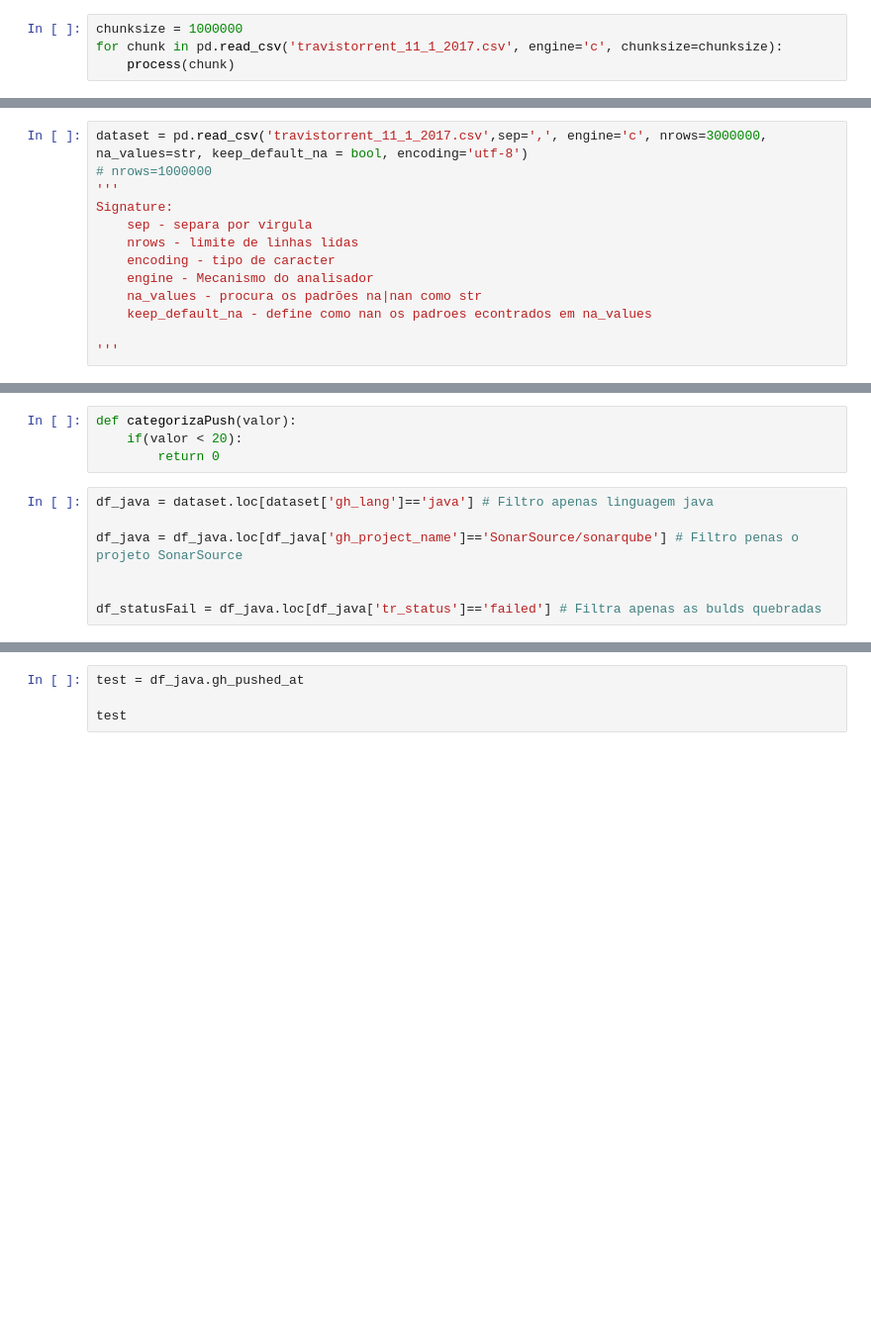
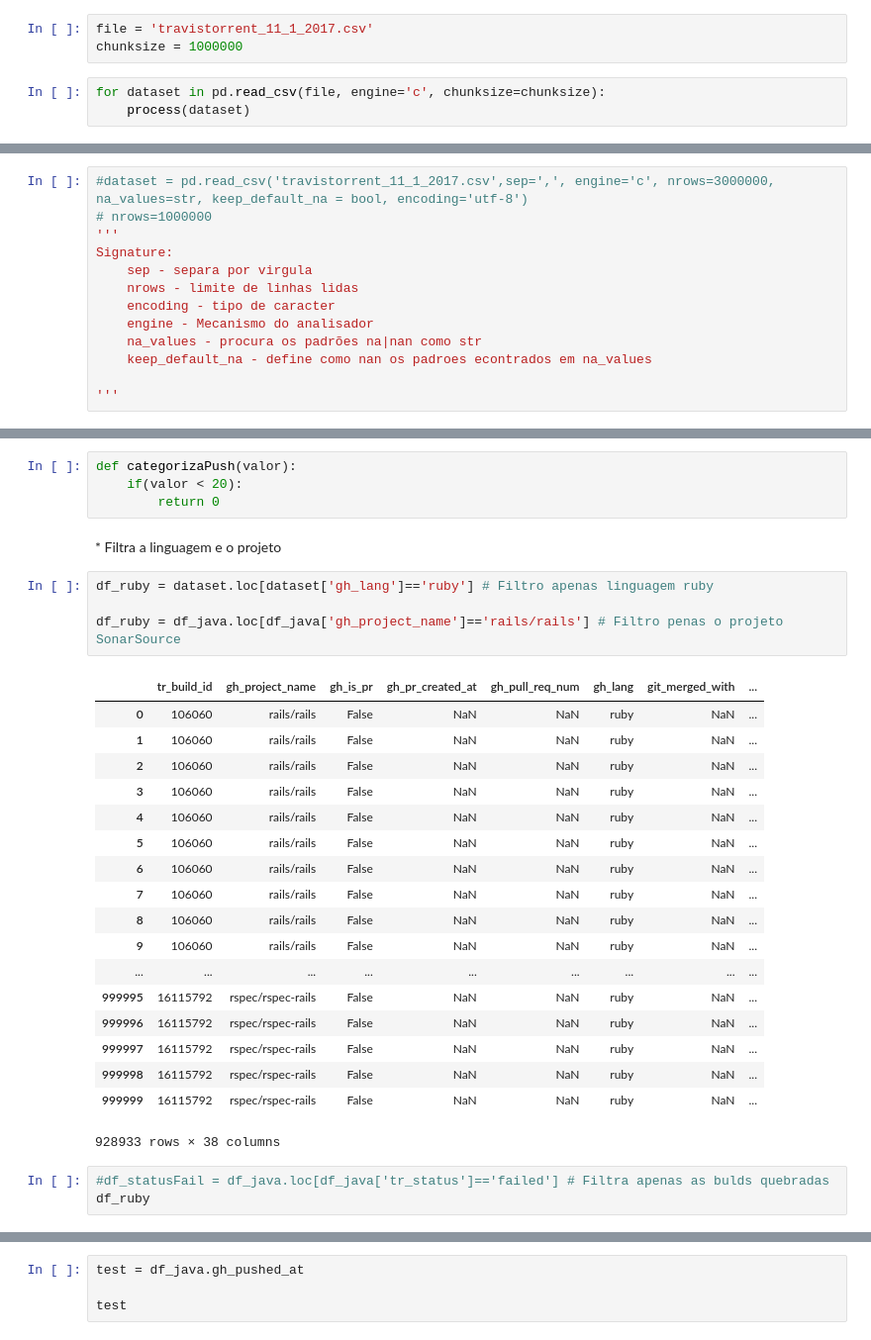
Before and after one commit to wagnernegrao/ci-analysis, a Jupyter notebook: CI_analysis.ipynb, the cells around one changed output, grey strips where cells are left out. Shown at 99% size. Drawn from its saved outputs; the diff is of its cells as text; blank space fills up the shorter version.

```diff
--- a/CI_analysis.ipynb
+++ b/CI_analysis.ipynb
@@ -1,6 +1,8 @@
 # %%
 import pandas as pd
+# %%
+file = 'travistorrent_11_1_2017.csv'
+chunksize = 1000000
 # %%
-chunksize = 1000000
-for chunk in pd.read_csv('travistorrent_11_1_2017.csv', engine='c', chunksize=chunksize):
-    process(chunk)
+for dataset in pd.read_csv(file, engine='c', chunksize=chunksize):
+    process(dataset)
@@ -7,5 +11,5 @@ for chunk in pd.read_csv('travistorrent_11_1_2017.csv', engine='c', chunksize=ch
 # %%
-dataset = pd.read_csv('travistorrent_11_1_2017.csv',sep=',', engine='c', nrows=3000000, na_values=str, keep_default_na = bool, encoding='utf-8')
+#dataset = pd.read_csv('travistorrent_11_1_2017.csv',sep=',', engine='c', nrows=3000000, na_values=str, keep_default_na = bool, encoding='utf-8')
 # nrows=1000000
 '''
 Signature:
@@ -49,11 +56,33 @@ dataset.drop([  'gh_diff_files_added',
 def categorizaPush(valor):
     if(valor < 20):
         return 0
+# %% [markdown]
+<font size=4/>
+   * Filtra a linguagem e o projeto
 # %%
-df_java = dataset.loc[dataset['gh_lang']=='java'] # Filtro apenas linguagem java
+df_ruby = dataset.loc[dataset['gh_lang']=='ruby'] # Filtro apenas linguagem ruby
 
-df_java = df_java.loc[df_java['gh_project_name']=='SonarSource/sonarqube'] # Filtro penas o projeto SonarSource
-
-
-df_statusFail = df_java.loc[df_java['tr_status']=='failed'] # Filtra apenas as bulds quebradas
+df_ruby = df_java.loc[df_java['gh_project_name']=='rails/rails'] # Filtro penas o projeto SonarSource
+# %% [output]
+|  | tr_build_id | gh_project_name | gh_is_pr | gh_pr_created_at | gh_pull_req_num | gh_lang | git_merged_with | ... |
+| 0 | 106060 | rails/rails | False | NaN | NaN | ruby | NaN | ... |
+| 1 | 106060 | rails/rails | False | NaN | NaN | ruby | NaN | ... |
+| 2 | 106060 | rails/rails | False | NaN | NaN | ruby | NaN | ... |
+| 3 | 106060 | rails/rails | False | NaN | NaN | ruby | NaN | ... |
+| 4 | 106060 | rails/rails | False | NaN | NaN | ruby | NaN | ... |
+| 5 | 106060 | rails/rails | False | NaN | NaN | ruby | NaN | ... |
+| 6 | 106060 | rails/rails | False | NaN | NaN | ruby | NaN | ... |
+| 7 | 106060 | rails/rails | False | NaN | NaN | ruby | NaN | ... |
+| 8 | 106060 | rails/rails | False | NaN | NaN | ruby | NaN | ... |
+| 9 | 106060 | rails/rails | False | NaN | NaN | ruby | NaN | ... |
+| ... | ... | ... | ... | ... | ... | ... | ... | ... |
+| 999995 | 16115792 | rspec/rspec-rails | False | NaN | NaN | ruby | NaN | ... |
+| 999996 | 16115792 | rspec/rspec-rails | False | NaN | NaN | ruby | NaN | ... |
+| 999997 | 16115792 | rspec/rspec-rails | False | NaN | NaN | ruby | NaN | ... |
+| 999998 | 16115792 | rspec/rspec-rails | False | NaN | NaN | ruby | NaN | ... |
+| 999999 | 16115792 | rspec/rspec-rails | False | NaN | NaN | ruby | NaN | ... |
+928933 rows × 38 columns
+# %%
+#df_statusFail = df_java.loc[df_java['tr_status']=='failed'] # Filtra apenas as bulds quebradas
+df_ruby
 # %%
```
Also changed, not shown: parts of 3 cells of this notebook.
